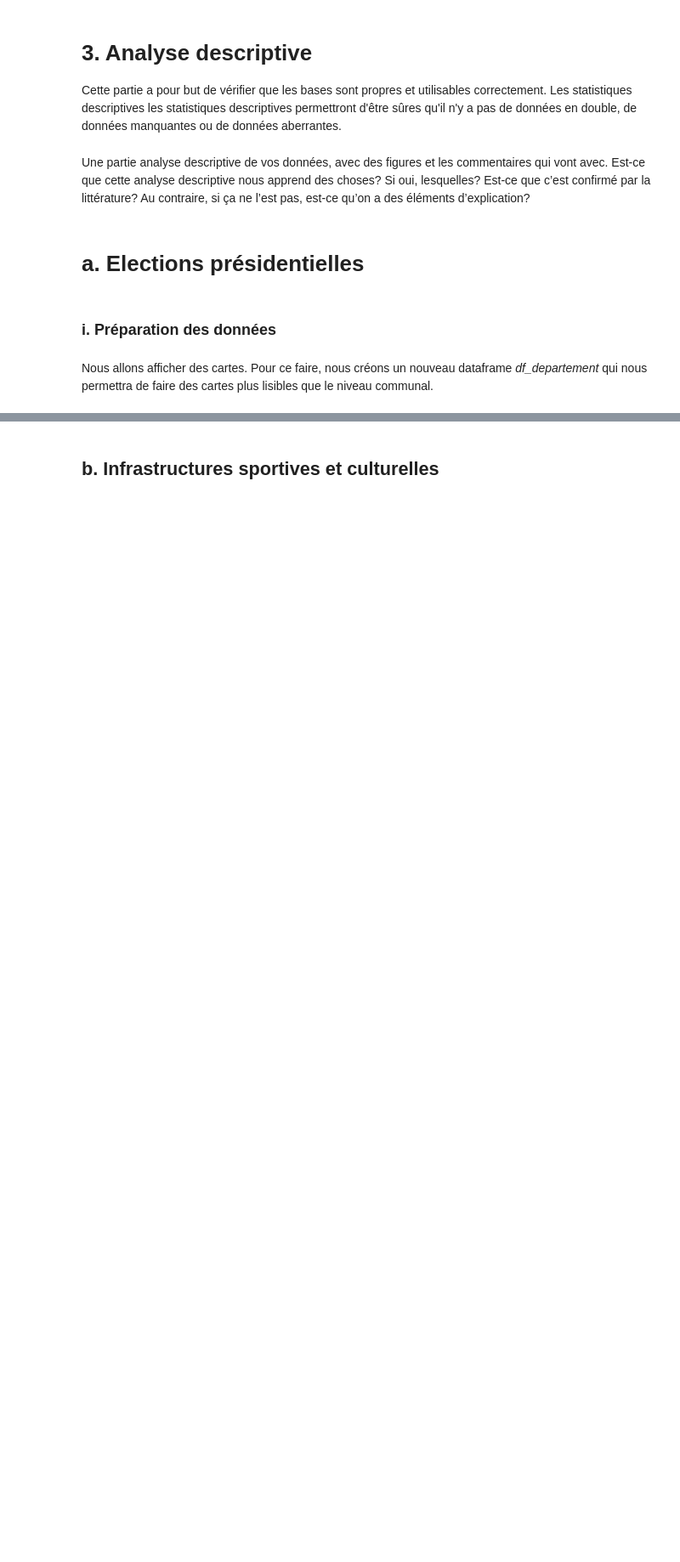
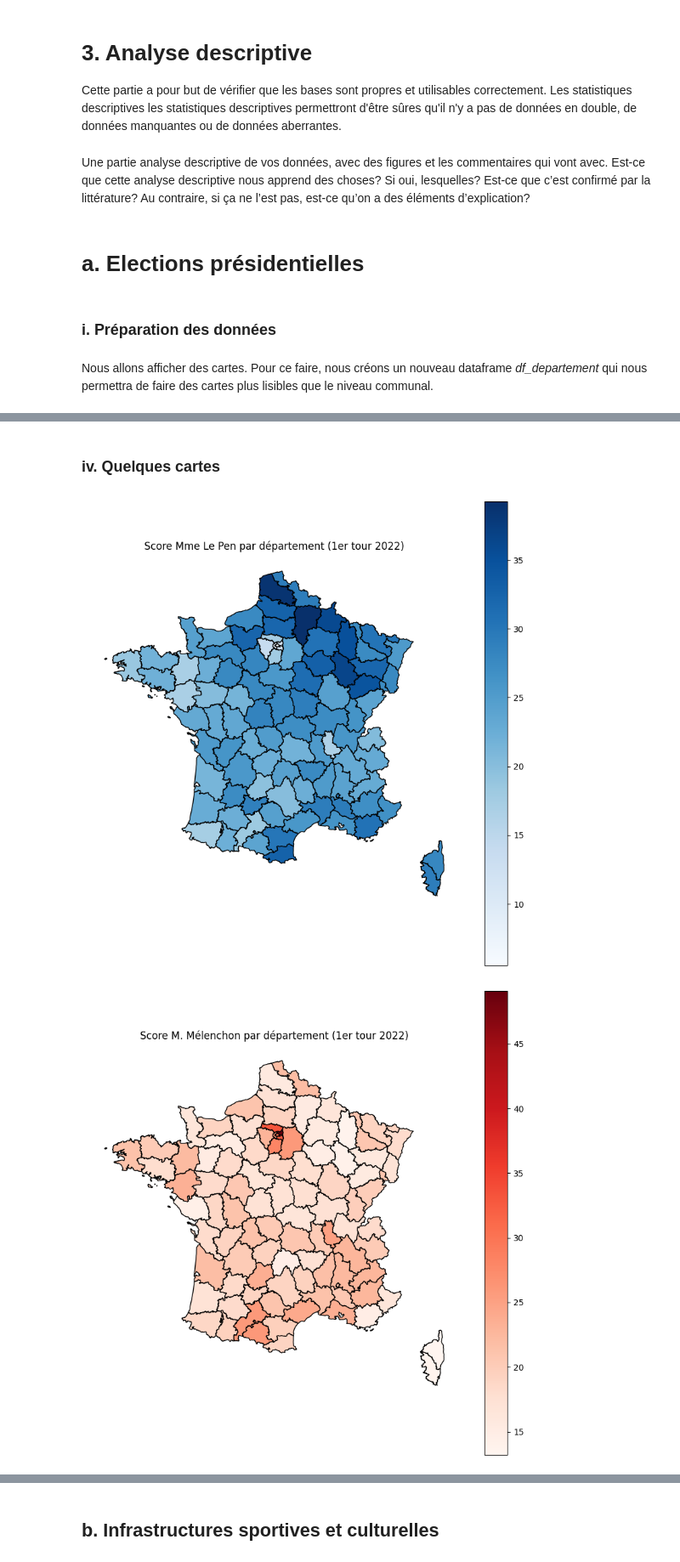
Before and after one commit to heloise1414/Projet-Python-S3, a Jupyter notebook: code/main.ipynb, the cells around one changed output, grey strips where cells are left out. Shown at 85% size. Cells and saved outputs as stored; diff of their text form; code cells hidden in the pictures; blank space fills up the shorter version.

```diff
--- a/code/main.ipynb
+++ b/code/main.ipynb
@@ -1465,0 +1936,16 @@ Les cartes suivantes sont cohérentes avec les statistiques publiées à propos
+# %%
+df_departement = (
+    df_elect
+    .groupby("Code du département", as_index=False)
+    .agg({
+        "Inscrits": "sum",
+        "Abstentions": "sum",
+        "Exprimés": "sum",
+        "voix_rn": "sum",
+        "voix_lfi": "sum"
+    })
+)
+df_departement['score_dep_rn']=round(df_departement['voix_rn']/df_departement['Exprimés']*100,2)
+df_departement['score_dep_lfi']=round(df_departement['voix_lfi']/df_departement['Exprimés']*100,2)
+df_departement['taux_abstention']=round(df_departement['Abstentions']/df_departement['Inscrits']*100,2)
+print(df_departement.head(16))
@@ -1465,0 +2039,44 @@ Les cartes suivantes sont cohérentes avec les statistiques publiées à propos
+# %% [markdown]
+### iv. Quelques cartes
+# %%
+# Chargement du fond de carte départements
+
+gdf_dep = gpd.read_file(
+    "https://france-geojson.gregoiredavid.fr/repo/departements.geojson"
+)
+gdf_dep['code'] = gdf_dep['code'].astype(str).str.zfill(2)
+# Fusion de la carte avec les données
+carte_dep = gdf_dep.merge(
+    df_departement,
+    left_on='code',
+    right_on='Code du département',
+    how='left'
+)
+# Carte RN par département
+fig, ax = plt.subplots(figsize=(10, 10))
+carte_dep.plot(
+    column='score_dep_rn',
+    cmap='Blues',
+    legend=True,
+    edgecolor='black',
+    ax=ax
+)
+ax.set_title("Score Mme Le Pen par département (1er tour 2022)")
+ax.axis('off')
+plt.show()
+
+# Carte LFI par département
+fig, ax = plt.subplots(figsize=(10, 10))
+carte_dep.plot(
+    column='score_dep_lfi',
+    cmap='Reds',
+    legend=True,
+    edgecolor='black',
+    ax=ax
+)
+ax.set_title("Score M. Mélenchon par département (1er tour 2022)")
+ax.axis('off')
+plt.show()
+# %% [output]
+[figure, added]
+[figure, added]
```
Also changed, not shown: parts of 95 cells of this notebook, 1 other file.
